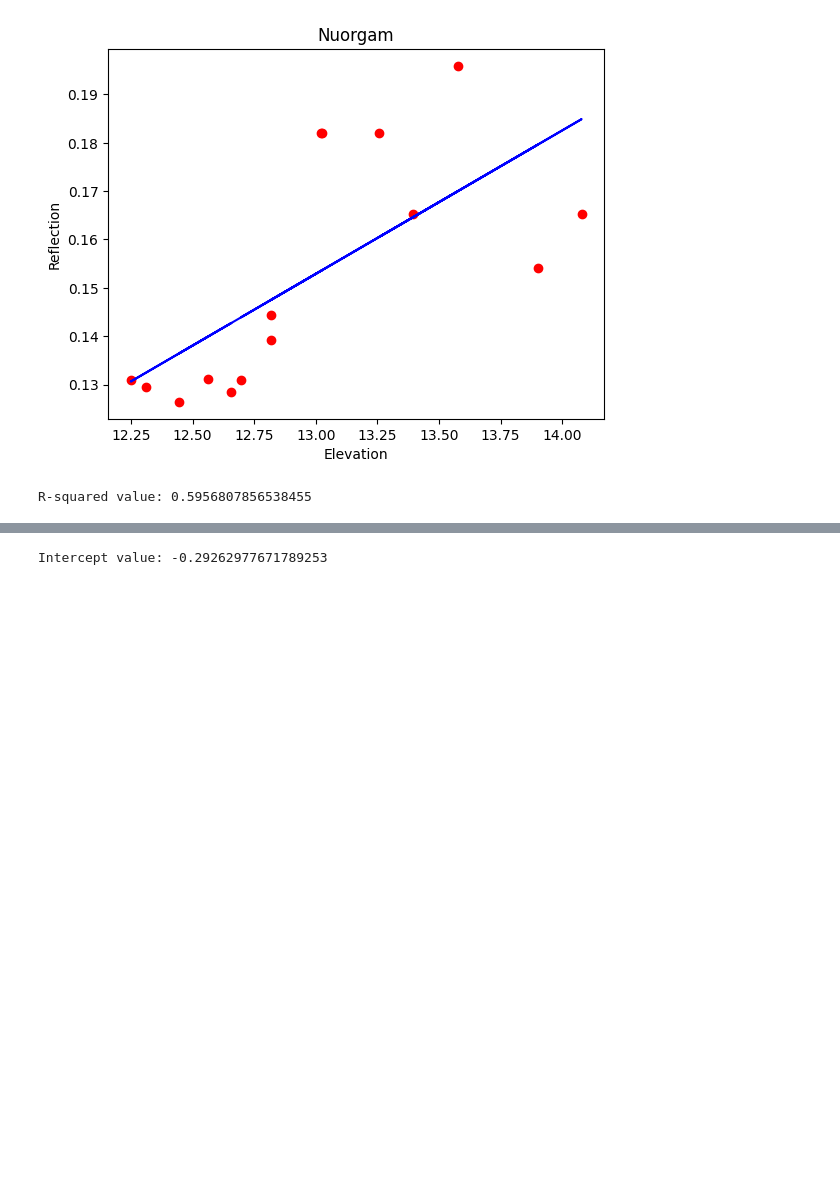
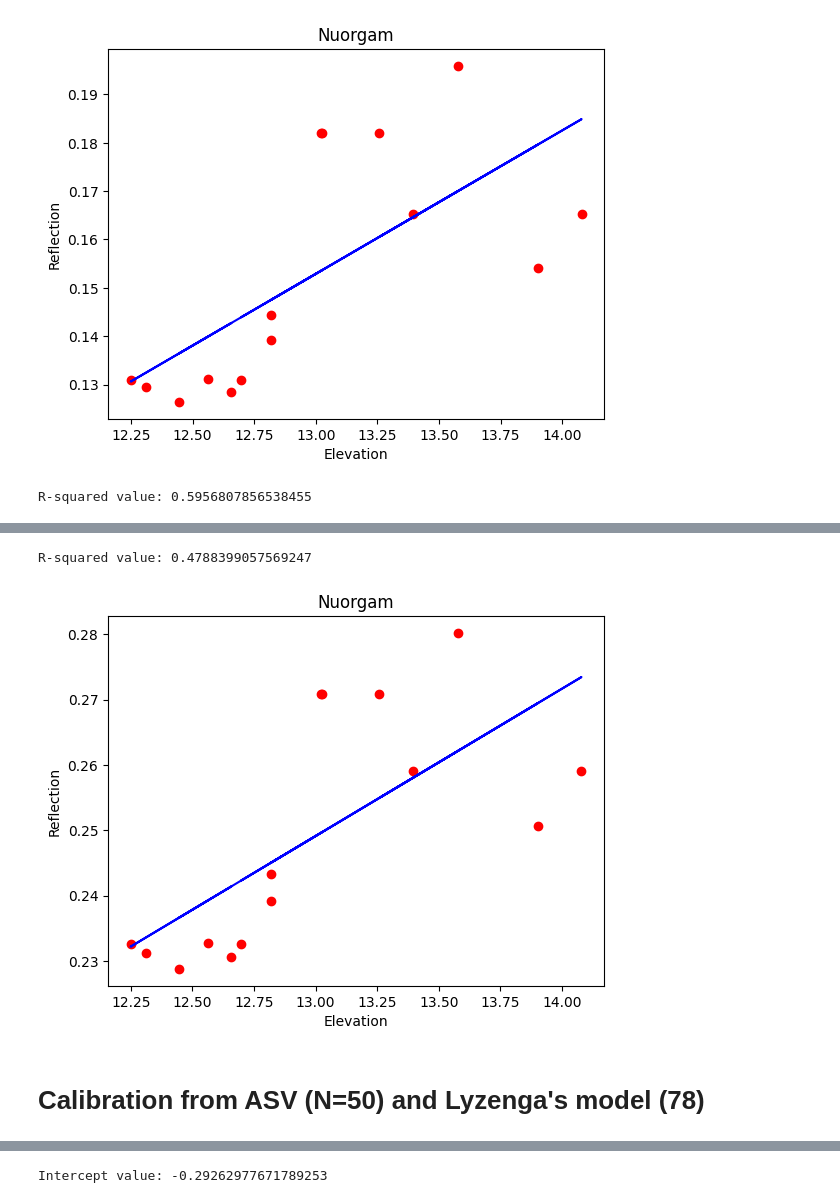
Before and after one commit to susannakukka/bathymetric-model-analysis, a Jupyter notebook: notebooks/sentinel2_bathymetry.ipynb, the cells around one changed output, grey strips where cells are left out. Saved outputs shown, nothing was run; the diff lists cells and outputs as text; code cells hidden in the pictures; blank space fills up the shorter version.

```diff
--- a/notebooks/sentinel2_bathymetry.ipynb
+++ b/notebooks/sentinel2_bathymetry.ipynb
@@ -172,0 +175,4 @@ R-squared value: 0.5956807856538455
+# %%
+power = pow(n_s2_c['Band_3'],0.46266215295384416)
+# %%
+n_s2_c['l_depth'] = 0.5956807856538455 * power
@@ -172,0 +198,22 @@ R-squared value: 0.5956807856538455
+# %%
+#
+x = n_s2_c[['Elevation']]
+y = n_s2_c[['l_depth']]
+# %%
+model.fit(x, y)
+
+r2_score = model.score(x, y)
+print(f"R-squared value: {r2_score}")
+# %% [output]
+R-squared value: 0.4788399057569247
+# %%
+plt.scatter(x, y, color = 'red')
+plt.plot(x, model.predict(x), color = 'blue')
+plt.title('Nuorgam')
+plt.xlabel('Elevation')
+plt.ylabel('Reflection')
+plt.show()
+# %% [output]
+[figure, added]
+# %% [markdown]
+# Calibration from ASV (N=50) and Lyzenga's model (78)
```
Also changed, not shown: parts of 19 cells of this notebook, 3 other files.
